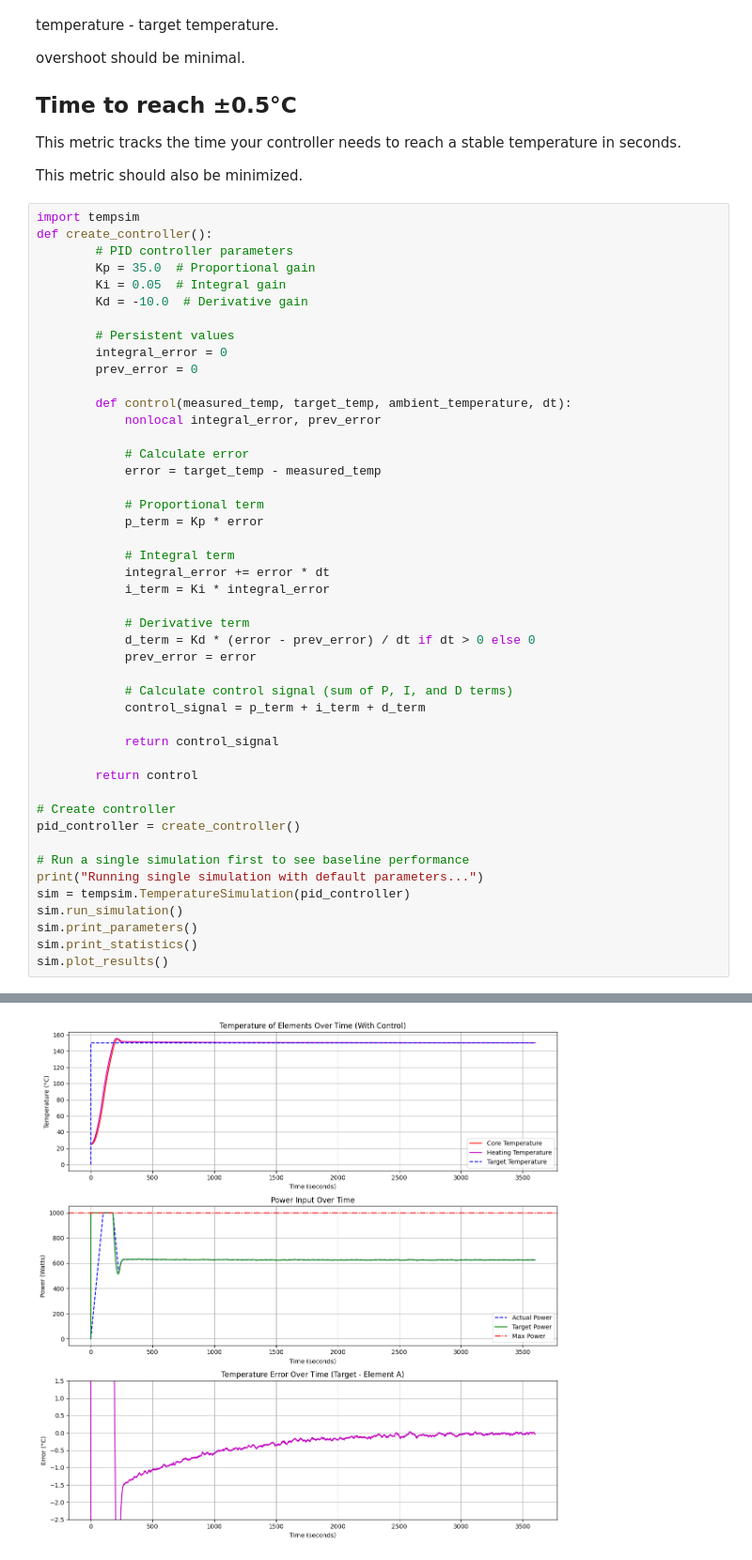
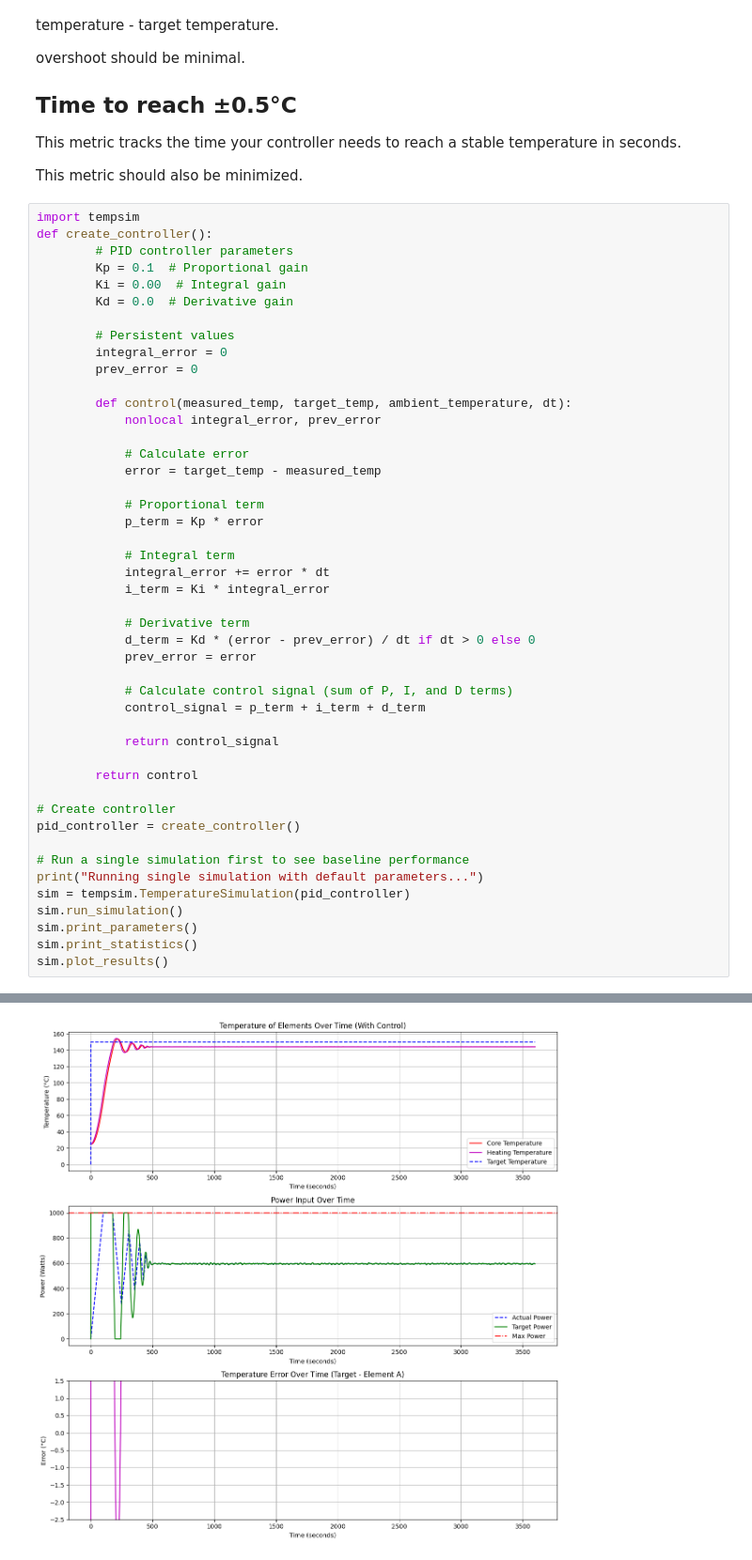
Before and after one commit to qitechgmbh/notebooks, a Jupyter notebook: heating/controller_pid.ipynb, the cells around one changed output, grey strips where cells are left out. Shown at 94% size. Saved outputs shown, nothing was run; the diff lists cells and outputs as text.

```diff
--- a/heating/controller_pid.ipynb
+++ b/heating/controller_pid.ipynb
@@ -39,9 +39,9 @@ This metric should also be minimized.
 import tempsim
 def create_controller():
         # PID controller parameters
-        Kp = 35.0  # Proportional gain
-        Ki = 0.05  # Integral gain
-        Kd = -10.0  # Derivative gain
+        Kp = 0.1  # Proportional gain
+        Ki = 0.00  # Integral gain
+        Kd = 0.0  # Derivative gain
 
         # Persistent values
         integral_error = 0
@@ -102,4 +102,4 @@ Heat Transfer:
-[figure, old version]
+[figure, new version]
 # %%
 # Run multiple randomized simulations
 print("\nRunning multiple randomized simulations...")
```
Also changed, not shown: parts of 2 cells of this notebook, 3 other files.
